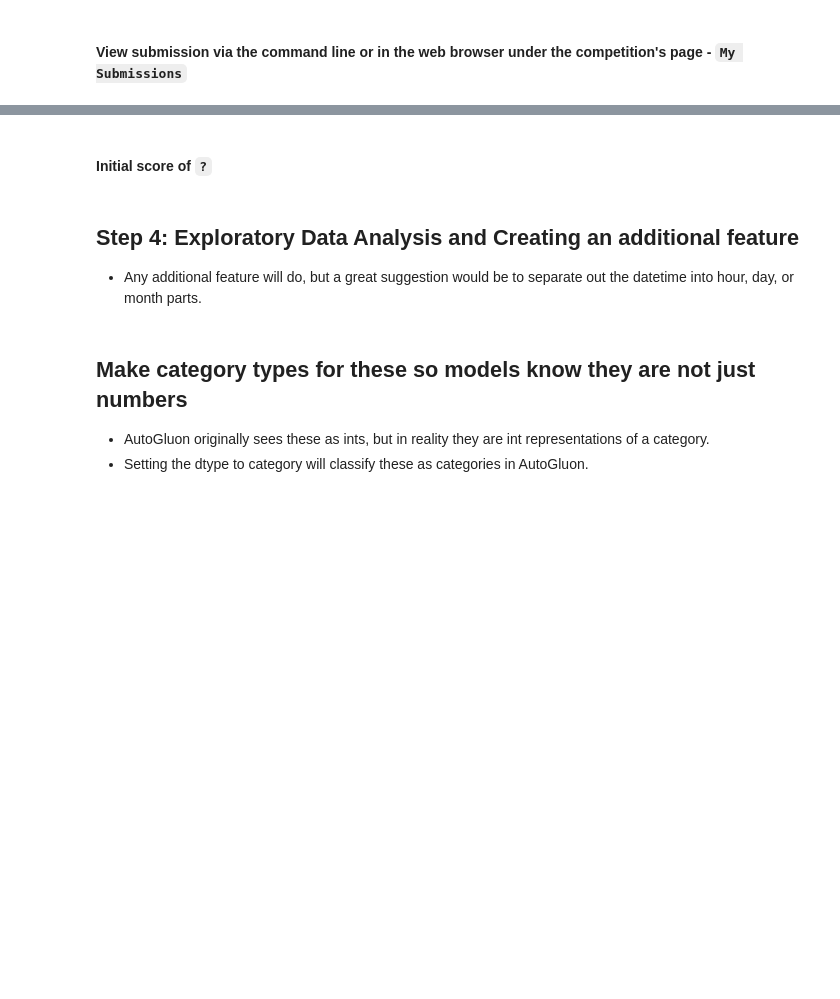
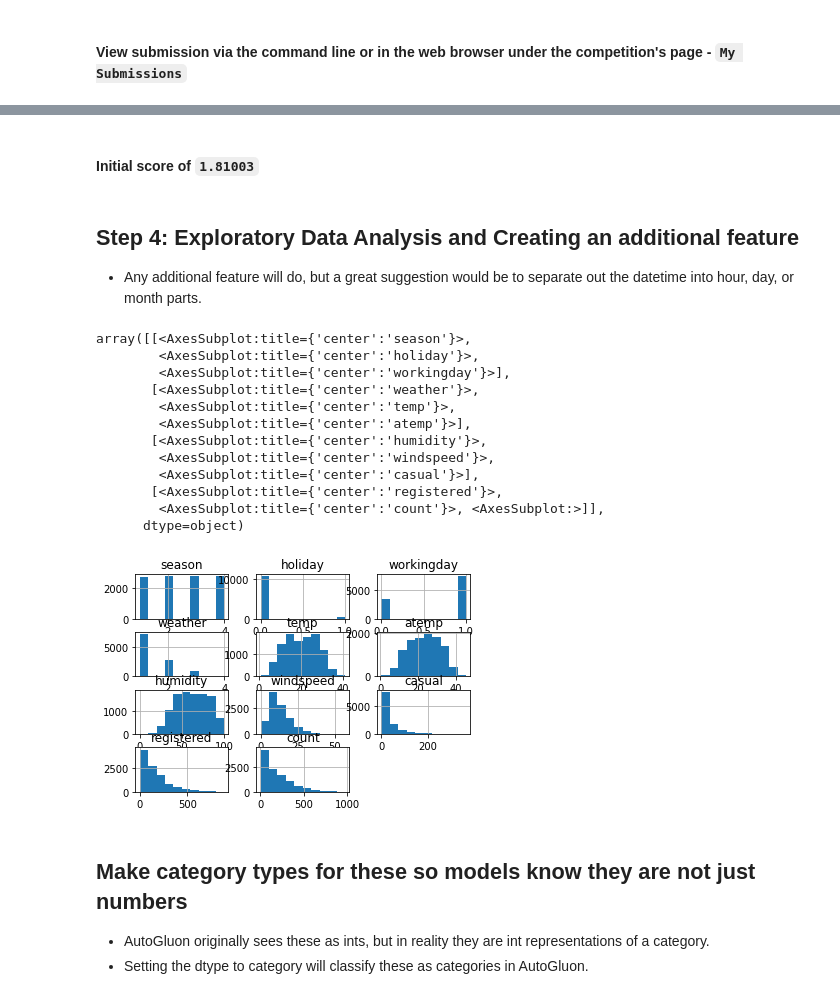
Before and after one commit to MostafaRizk/bike_share_prediction, a Jupyter notebook: project/project-template.ipynb, the cells around one changed output, grey strips where cells are left out. Saved outputs shown, nothing was run; the diff lists cells and outputs as text; code cells hidden in the pictures; blank space fills up the shorter version.

```diff
--- a/project/project-template.ipynb
+++ b/project/project-template.ipynb
@@ -95,5 +80,5 @@ from autogluon.tabular import TabularPredictor
 # %%
 # Create the train dataset in pandas by reading the csv
 # Set the parsing of the datetime column so you can use some of the `dt` features in pandas later
-train = ?
+train = pd.read_csv("train.csv", parse_dates=True)
 train.head()
@@ -152,8 +194,22 @@ submission.to_csv("submission.csv", index=False)
 # %% [markdown]
-#### Initial score of `?`
+#### Initial score of `1.81003`
 # %% [markdown]
 ## Step 4: Exploratory Data Analysis and Creating an additional feature
 * Any additional feature will do, but a great suggestion would be to separate out the datetime into hour, day, or month parts.
 # %%
 # Create a histogram of all features to show the distribution of each one relative to the data. This is part of the exploritory data analysis
-train.?
+train.hist()
+# %% [output]
+array([[<AxesSubplot:title={'center':'season'}>,
+        <AxesSubplot:title={'center':'holiday'}>,
+        <AxesSubplot:title={'center':'workingday'}>],
+       [<AxesSubplot:title={'center':'weather'}>,
+        <AxesSubplot:title={'center':'temp'}>,
+        <AxesSubplot:title={'center':'atemp'}>],
+       [<AxesSubplot:title={'center':'humidity'}>,
+        <AxesSubplot:title={'center':'windspeed'}>,
+        <AxesSubplot:title={'center':'casual'}>],
+       [<AxesSubplot:title={'center':'registered'}>,
+        <AxesSubplot:title={'center':'count'}>, <AxesSubplot:>]],
+      dtype=object)
+[figure, added]
```
Also changed, not shown: parts of 40 cells of this notebook.
